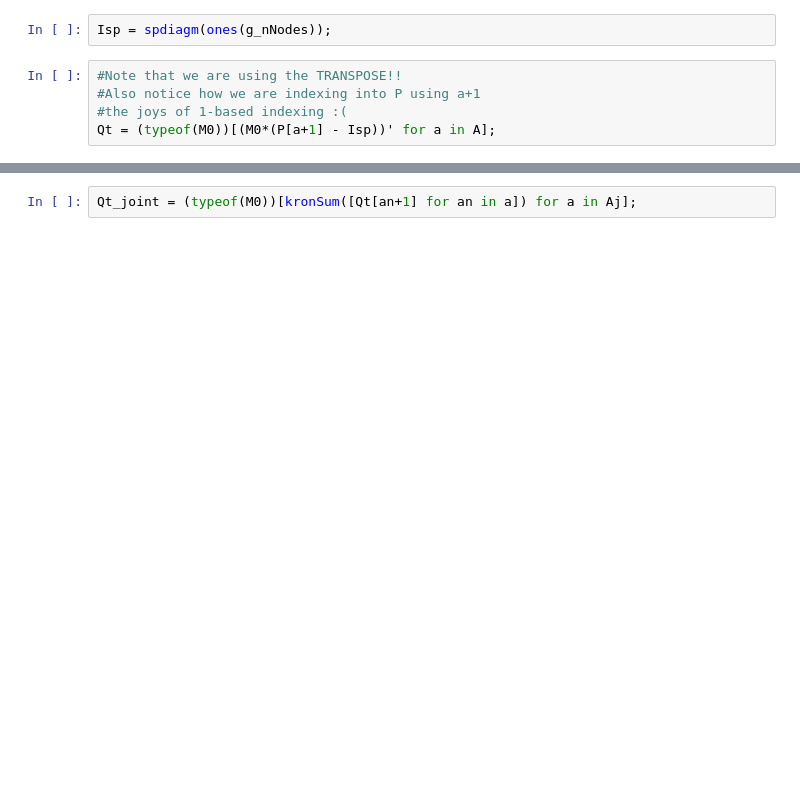
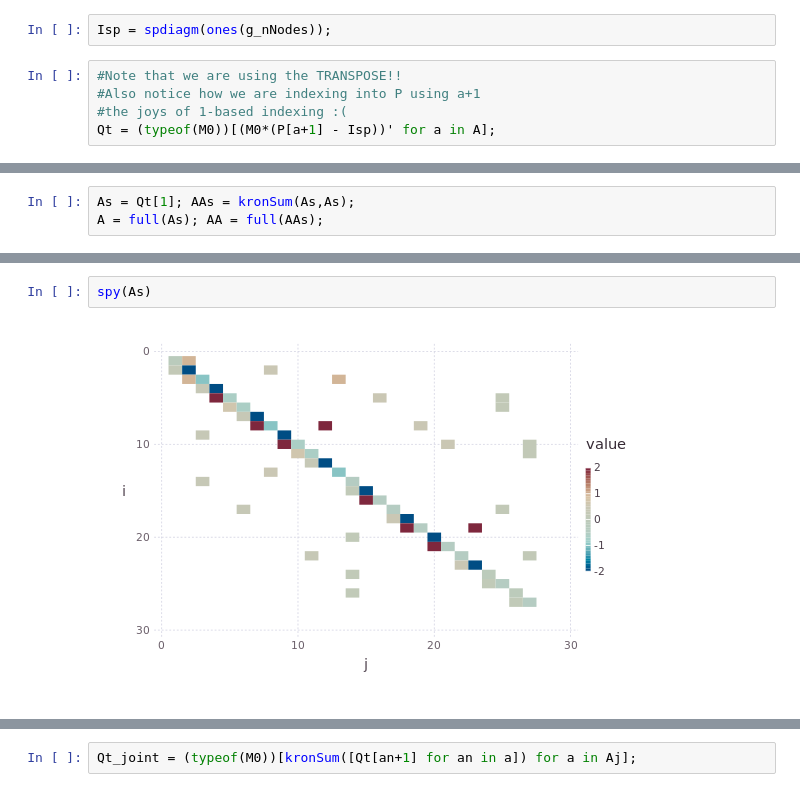
Before and after one commit to sisl/autoATC, a Jupyter notebook: CTMDPpattern.jl.ipynb, the cells around one changed output, grey strips where cells are left out. Saved outputs shown, nothing was run; the diff lists cells and outputs as text; blank space fills up the shorter version.

```diff
--- a/CTMDPpattern.jl.ipynb
+++ b/CTMDPpattern.jl.ipynb
@@ -80,0 +51,3 @@ Aj
+# %%
+As = Qt[1]; AAs = kronSum(As,As);
+A = full(As); AA = full(AAs);
@@ -80,0 +61,4 @@ Aj
+# %%
+spy(As)
+# %% [output]
+[figure, added]
```
Also changed, not shown: parts of 14 cells of this notebook, 3 other files.
